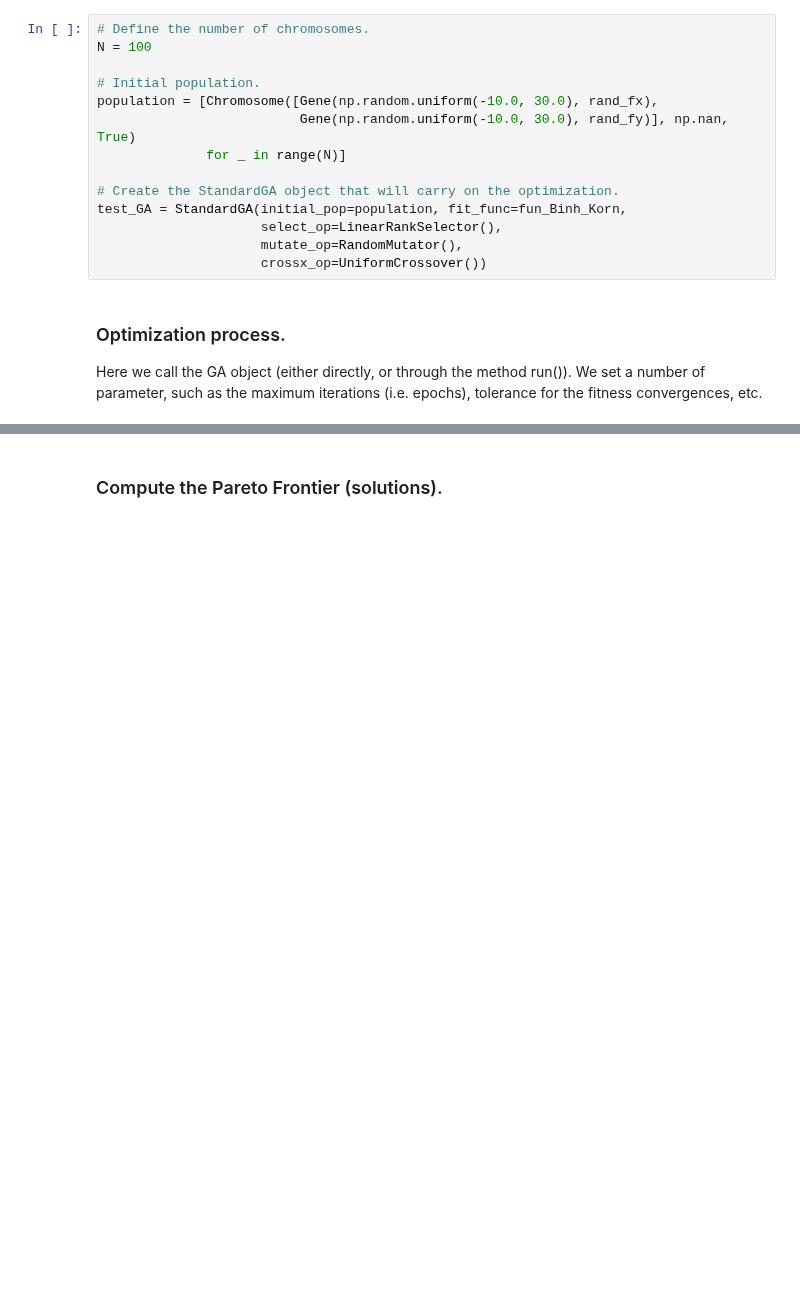
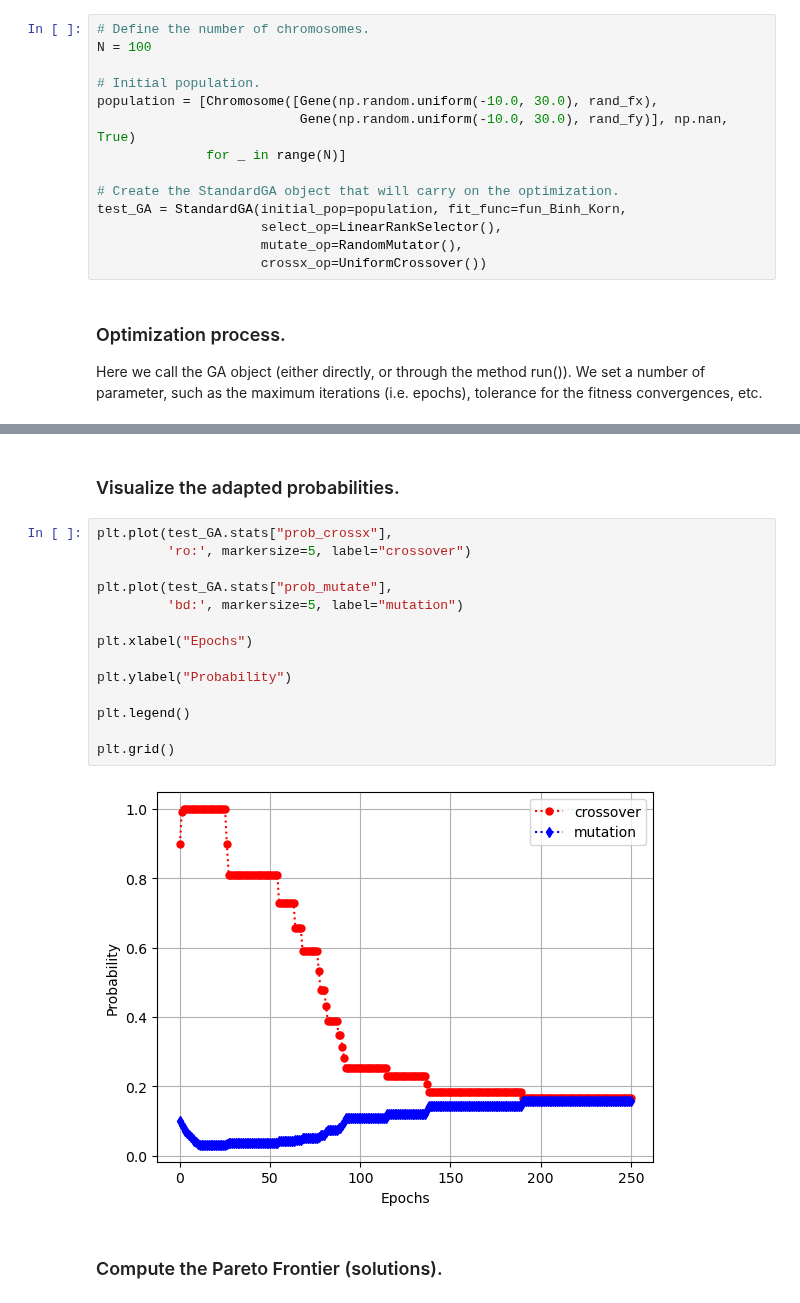
Before and after one commit to vrettasm/PyGeneticAlgorithms, a Jupyter notebook: examples/binh_and_korn_multiobjective.ipynb, the cells around one changed output, grey strips where cells are left out. Drawn from its saved outputs; the diff is of its cells as text; blank space fills up the shorter version.

```diff
--- a/examples/binh_and_korn_multiobjective.ipynb
+++ b/examples/binh_and_korn_multiobjective.ipynb
@@ -147,3 +149,21 @@ f2(x, y) = 31.98013
+# %% [markdown]
+### Visualize the adapted probabilities.
+# %%
+plt.plot(test_GA.stats["prob_crossx"],
+         'ro:', markersize=5, label="crossover")
+
+plt.plot(test_GA.stats["prob_mutate"],
+         'bd:', markersize=5, label="mutation")
+
+plt.xlabel("Epochs")
+
+plt.ylabel("Probability")
+
+plt.legend()
+
+plt.grid()
+# %% [output]
+[figure, added]
 # %% [markdown]
 ### Compute the Pareto Frontier (solutions).
 # %%
```
Also changed, not shown: parts of 6 cells of this notebook, 2 other files.
